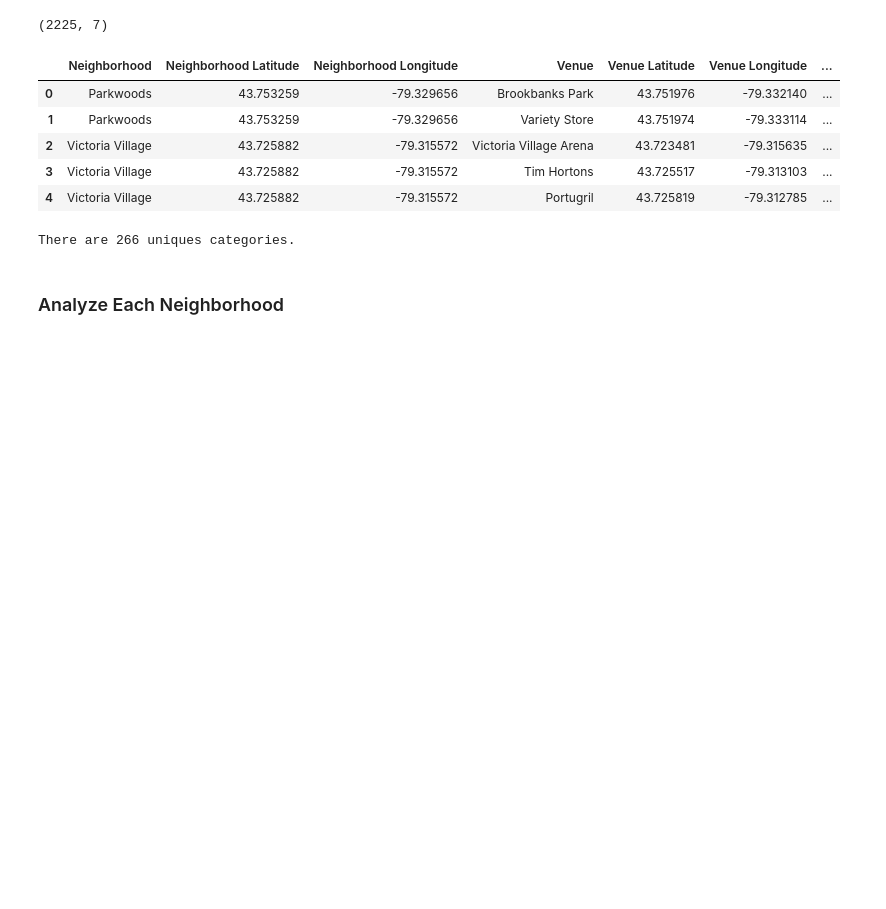
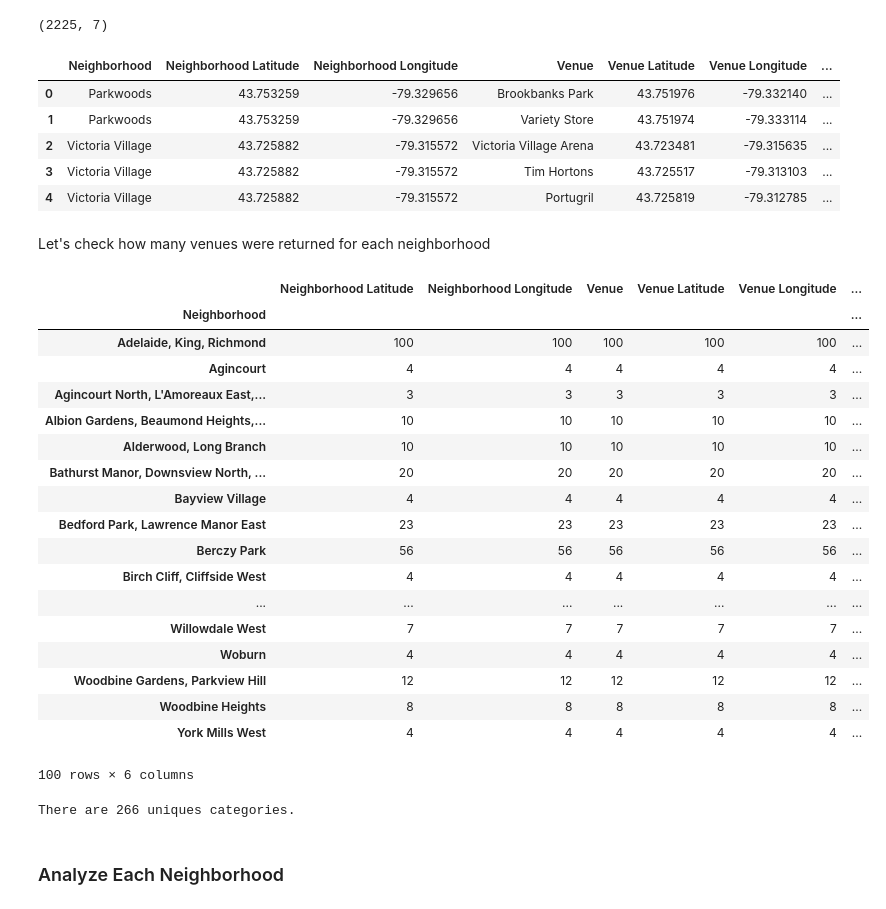
Before and after one commit to savamo/Coursera_Capstone, a Jupyter notebook: Week3 - Peer-graded Assignment.ipynb, the cells around one changed output. Drawn from its saved outputs; the diff is of its cells as text; code cells hidden in the pictures; blank space fills up the shorter version.

```diff
--- a/Week3 - Peer-graded Assignment.ipynb
+++ b/Week3 - Peer-graded Assignment.ipynb
@@ -227,6 +227,30 @@ toronto_venues.head()
 | 2 | Victoria Village | 43.725882 | -79.315572 | Victoria Village Arena | 43.723481 | -79.315635 | ... |
 | 3 | Victoria Village | 43.725882 | -79.315572 | Tim Hortons | 43.725517 | -79.313103 | ... |
 | 4 | Victoria Village | 43.725882 | -79.315572 | Portugril | 43.725819 | -79.312785 | ... |
+# %% [markdown]
+Let's check how many venues were returned for each neighborhood
+# %%
+toronto_venues.groupby('Neighborhood').count()
+# %% [output]
+|  | Neighborhood Latitude | Neighborhood Longitude | Venue | Venue Latitude | Venue Longitude | ... |
+| Neighborhood |  |  |  |  |  | ... |
+| Adelaide, King, Richmond | 100 | 100 | 100 | 100 | 100 | ... |
+| Agincourt | 4 | 4 | 4 | 4 | 4 | ... |
+| Agincourt North, L'Amoreaux East,... | 3 | 3 | 3 | 3 | 3 | ... |
+| Albion Gardens, Beaumond Heights,... | 10 | 10 | 10 | 10 | 10 | ... |
+| Alderwood, Long Branch | 10 | 10 | 10 | 10 | 10 | ... |
+| Bathurst Manor, Downsview North, ... | 20 | 20 | 20 | 20 | 20 | ... |
+| Bayview Village | 4 | 4 | 4 | 4 | 4 | ... |
+| Bedford Park, Lawrence Manor East | 23 | 23 | 23 | 23 | 23 | ... |
+| Berczy Park | 56 | 56 | 56 | 56 | 56 | ... |
+| Birch Cliff, Cliffside West | 4 | 4 | 4 | 4 | 4 | ... |
+| ... | ... | ... | ... | ... | ... | ... |
+| Willowdale West | 7 | 7 | 7 | 7 | 7 | ... |
+| Woburn | 4 | 4 | 4 | 4 | 4 | ... |
+| Woodbine Gardens, Parkview Hill | 12 | 12 | 12 | 12 | 12 | ... |
+| Woodbine Heights | 8 | 8 | 8 | 8 | 8 | ... |
+| York Mills West | 4 | 4 | 4 | 4 | 4 | ... |
+100 rows × 6 columns
 # %%
 toronto_venues.groupby('Neighborhood').count()
 print('There are {} uniques categories.'.format(len(toronto_venues['Venue Category'].unique())))
```
Also changed, not shown: parts of 1 cell of this notebook.
